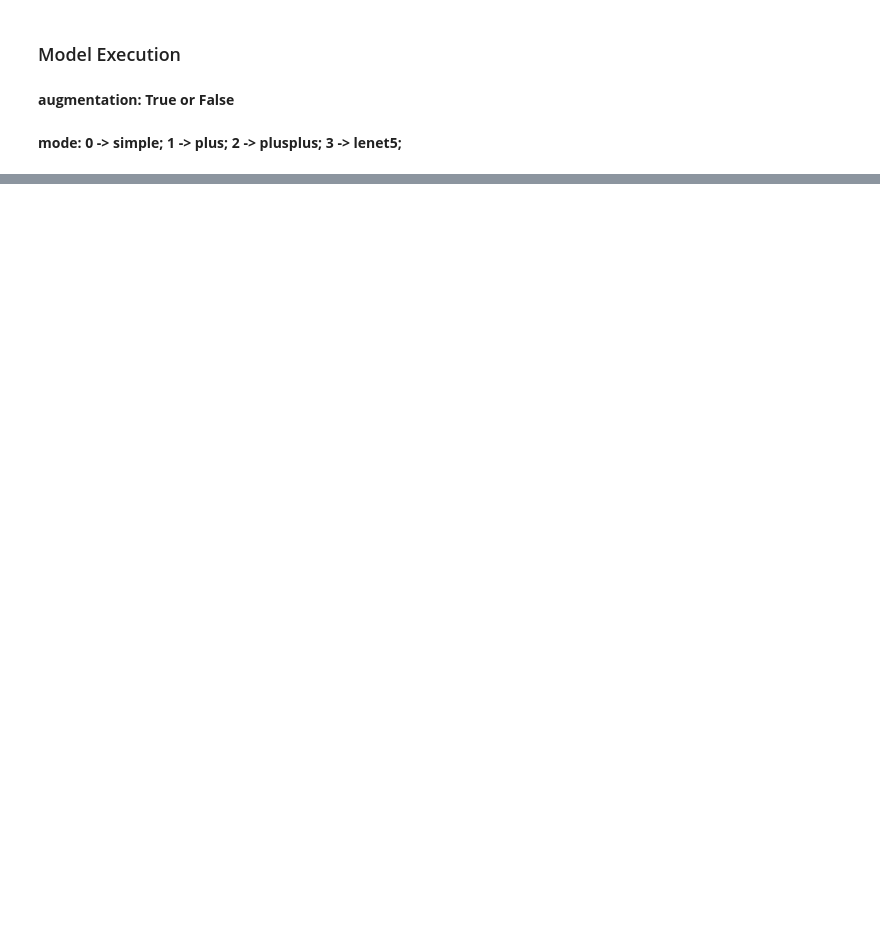
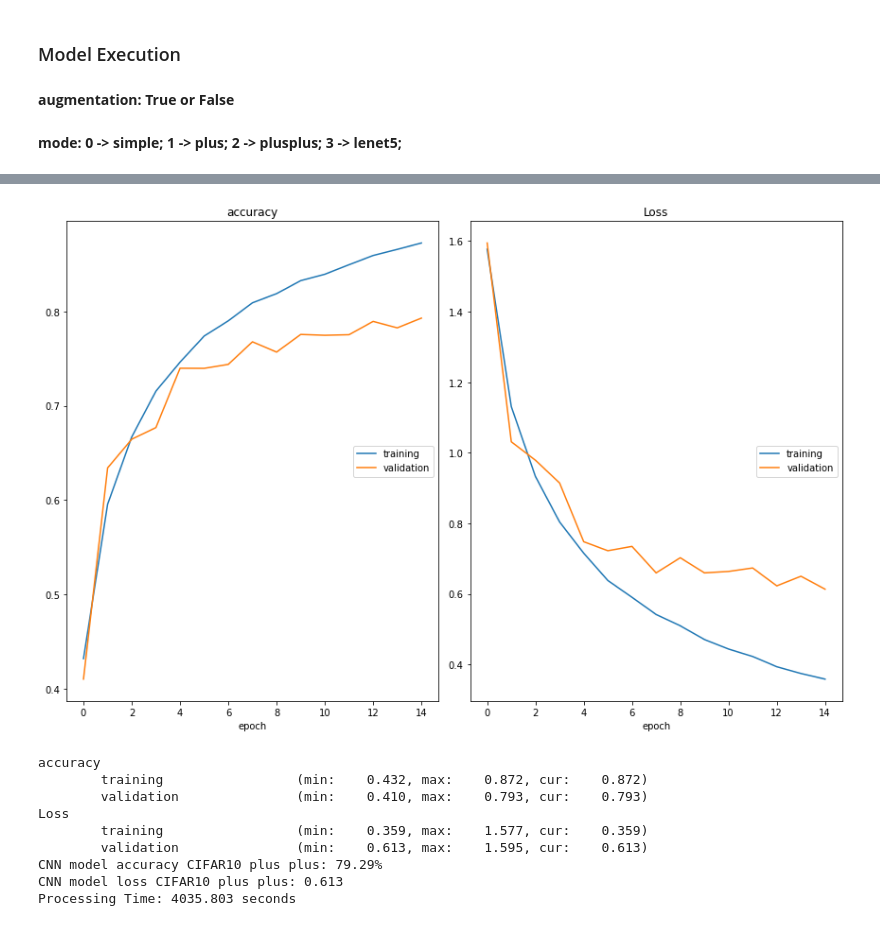
Before and after one commit to diogofbraga/MachineLearningAssignments, a Jupyter notebook: CIFAR-10/CNN_CIFAR10.ipynb, the cells around one changed output, grey strips where cells are left out. Saved outputs shown, nothing was run; the diff lists cells and outputs as text; code cells hidden in the pictures; blank space fills up the shorter version.

```diff
--- a/CIFAR-10/CNN_CIFAR10.ipynb
+++ b/CIFAR-10/CNN_CIFAR10.ipynb
@@ -256,9 +292,21 @@ print("Processing Time: %.3f seconds" % (time_taken))
 # %%
 mode = 2
+augmentation = False
 start_time = time.time()
 cifar10_using_cnn(mode, x_train, y_train, x_test, y_test)
 time_taken = time.time() - start_time
 
 print("Processing Time: %.3f seconds" % (time_taken))
+# %% [output]
+[figure, added]
+accuracy
+        training                 (min:    0.432, max:    0.872, cur:    0.872)
+        validation               (min:    0.410, max:    0.793, cur:    0.793)
+Loss
+        training                 (min:    0.359, max:    1.577, cur:    0.359)
+        validation               (min:    0.613, max:    1.595, cur:    0.613)
+CNN model accuracy CIFAR10 plus plus: 79.29%
+CNN model loss CIFAR10 plus plus: 0.613
+Processing Time: 4035.803 seconds
 # %%
 mode = 3
```
Also changed, not shown: parts of 7 cells of this notebook, 6 other files.
